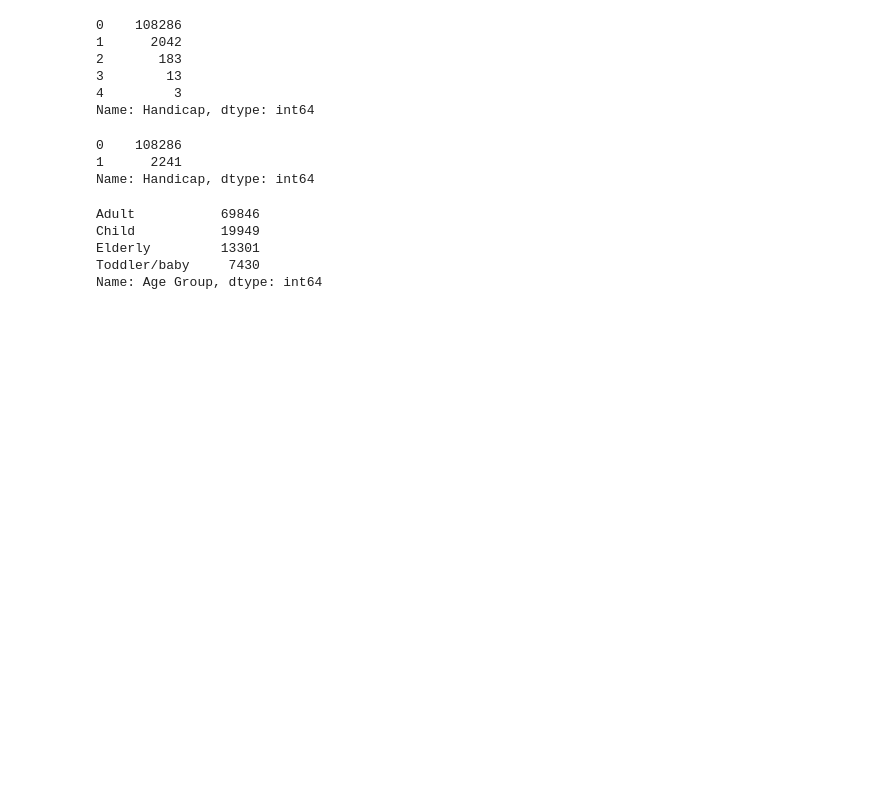
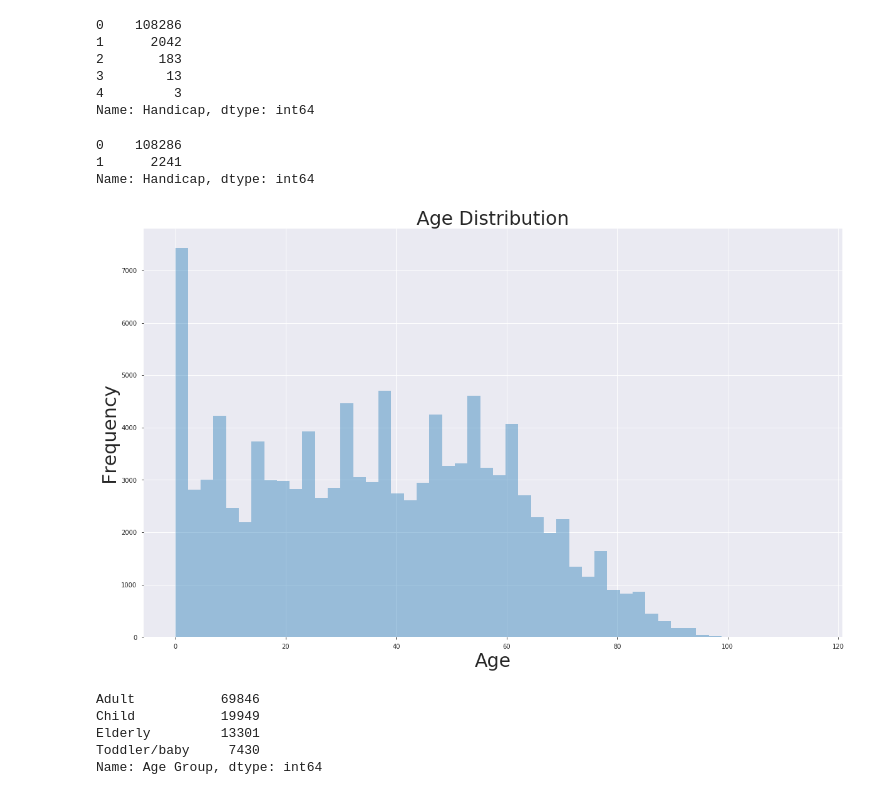
Before and after one commit to narquette/NoShowAppointments, a Jupyter notebook: Code/Python/DataProcessing/Data_Prep.ipynb, the cells around one changed output. Drawn from its saved outputs; the diff is of its cells as text; code cells hidden in the pictures; blank space fills up the shorter version.

Commit message:
Updated visualization

```diff
--- a/Code/Python/DataProcessing/Data_Prep.ipynb
+++ b/Code/Python/DataProcessing/Data_Prep.ipynb
@@ -110,6 +110,18 @@ Name: Handicap, dtype: int64
 indexNames = appt_data[ appt_data['Age'] < 0 ].index
 # Delete these row indexes from dataFrame
 appt_data.drop(indexNames , inplace=True)
+# %%
+# print histogram of age
+plt.figure(figsize=(20,12))
+col = 'Age'
+#sns.countplot(appt_data[col])
+plt.title("Age Distribution",fontsize=30)
+plt.xlabel("Age",fontsize=30)
+plt.ylabel("Frequency",fontsize=30)
+sns.distplot(appt_data[col],kde=False);
+plt.savefig(os.path.join('../','../','../','Visualizations',f"{col}_Count.png"))
+# %% [output]
+[figure, added]
 # %%
 # cut age groups into categories
 # the first bin has to be -1 for patients with the age of zero to be included
```
Also changed, not shown: parts of 7 cells of this notebook, 2 other files.
